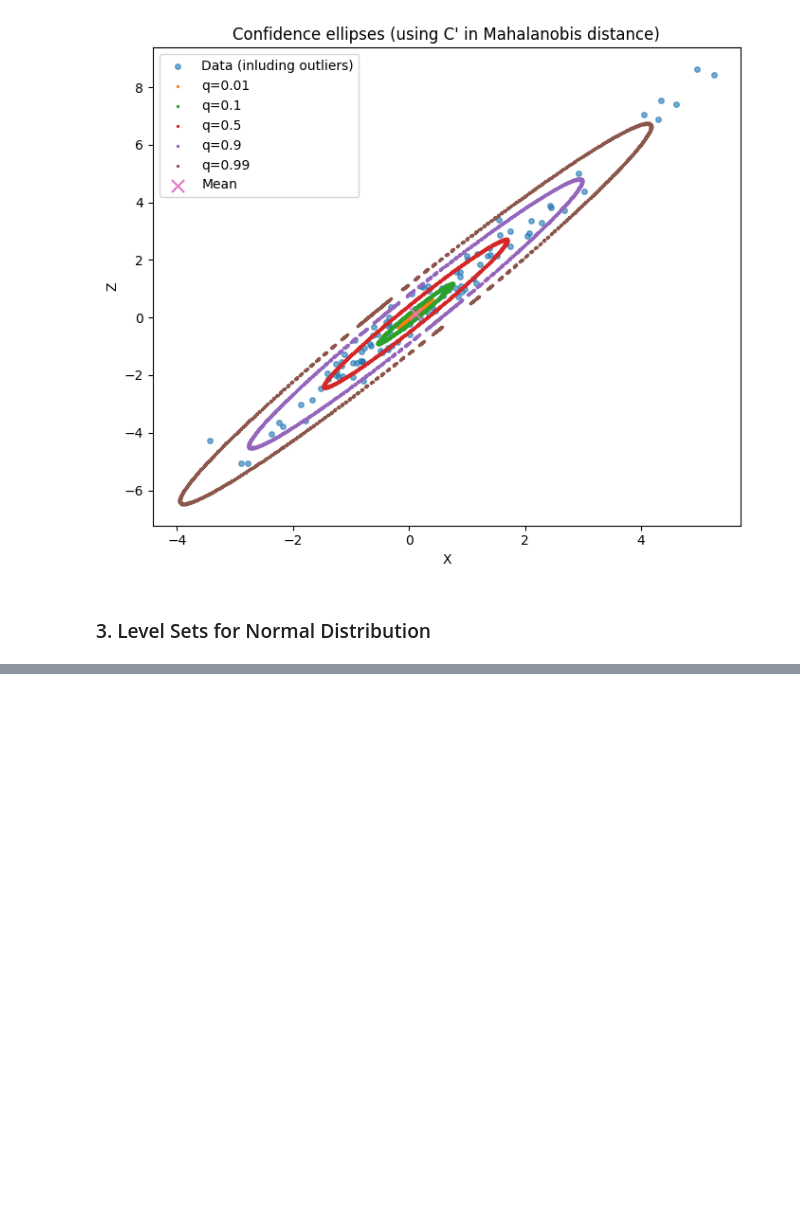
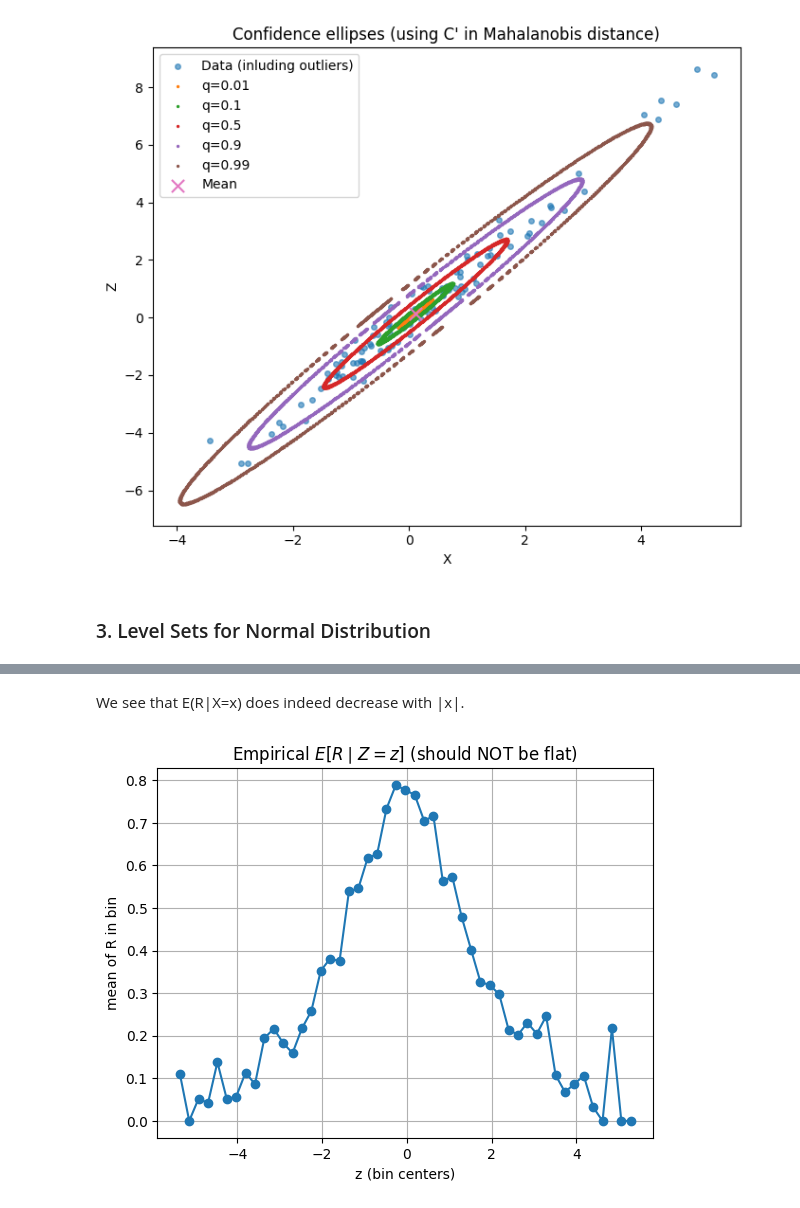
Before and after one commit to pbahde2/UL-Exercise-Sheet-8, a Jupyter notebook: ul_task8.ipynb, the cells around one changed output, grey strips where cells are left out. Drawn from its saved outputs; the diff is of its cells as text; code cells hidden in the pictures; blank space fills up the shorter version.

```diff
--- a/ul_task8.ipynb
+++ b/ul_task8.ipynb
@@ -472,0 +538,18 @@ plt.show()
+# %% [markdown]
+We see that E(R|X=x) does indeed decrease with |x|.
+# %%
+# --------------------------
+# (ii) Verify z -> E[R | Z=z] is not flat
+# --------------------------
+bins_z = np.linspace(np.quantile(Z, 0.01), np.quantile(Z, 0.99), bins)
+cz, mrz = binned_mean(Z, R, bins_z)
+
+plt.figure()
+plt.plot(cz, mrz, marker="o")
+plt.title(r"Empirical $E[R\mid Z=z]$ (should NOT be flat)")
+plt.xlabel("z (bin centers)")
+plt.ylabel("mean of R in bin")
+plt.grid(True)
+plt.show()
+# %% [output]
+[figure, added]
```
Also changed, not shown: parts of 7 cells of this notebook.
